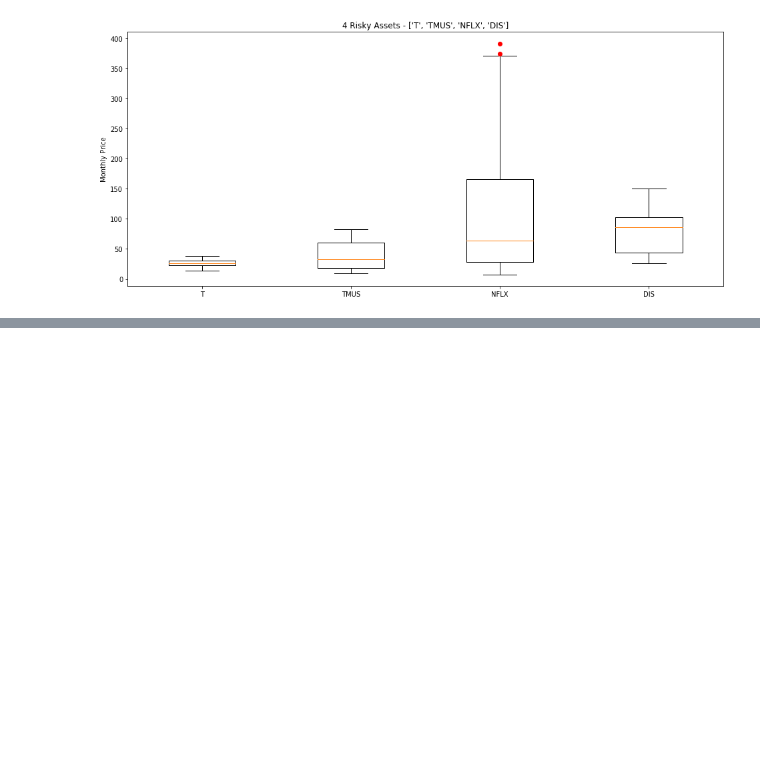
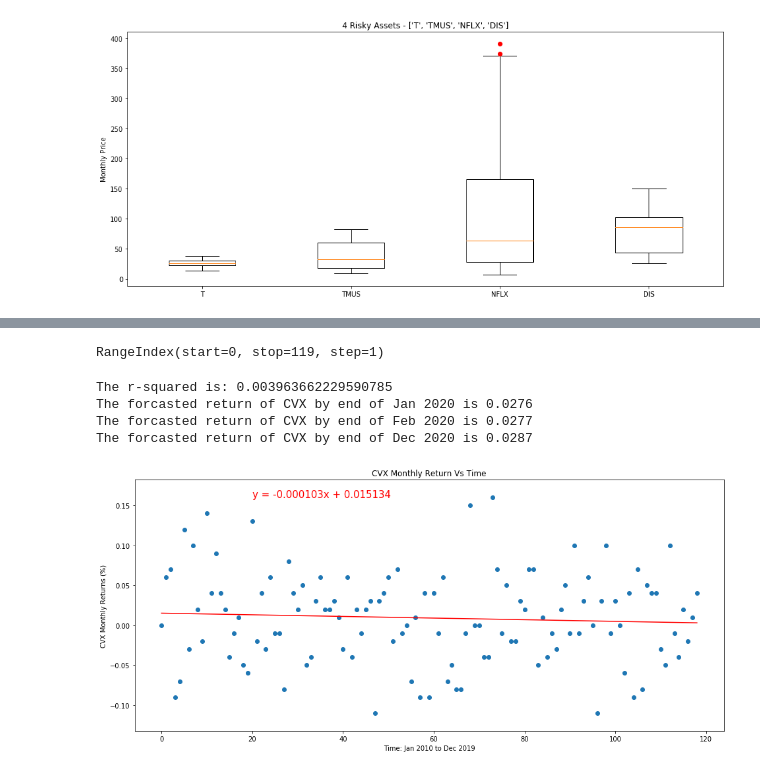
Before and after one commit to claybeaver/Group9_Project1, a Jupyter notebook: Final_notebook.ipynb, the cells around one changed output, grey strips where cells are left out. Saved outputs shown, nothing was run; the diff lists cells and outputs as text; code cells hidden in the pictures; blank space fills up the shorter version.

```diff
--- a/Final_notebook.ipynb
+++ b/Final_notebook.ipynb
@@ -1570,0 +1900,11 @@ plt.show()
+# %%
+# Create a function for f_regression
+def f_regression(x_values,y_values,i,j):
+    (slope, intercept, rvalue, pvalue, stderr) = linregress(x_values, y_values)
+    regress_values = x_values * slope + intercept
+    line_eq = "y = " + str(round(slope,6)) + "x + " + str(round(intercept,6))
+    a= plt.scatter(x_values,y_values)
+    b= plt.plot(x_values,regress_values,"r-")
+    c= print(f"The r-squared is: {rvalue**2}")
+    d= plt.annotate(line_eq, (i,j),fontsize=15,color="red")
+    return (a,b,c,d)
@@ -1570,0 +1927,5 @@ plt.show()
+# %%
+# Make a copy of the Returns df
+ReturnsReg_df = returns_df.copy()
+ReturnsReg_df = ReturnsReg_df.reset_index()
+ReturnsReg_df.head()
@@ -1570,0 +1956,24 @@ plt.show()
+# %%
+ReturnsReg_df.index
+# %% [output]
+RangeIndex(start=0, stop=119, step=1)
+# %%
+f_regression(ReturnsReg_df.index, ReturnsReg_df["CVX"],20,0.16)
+plt.xlabel("Time: Jan 2010 to Dec 2019")
+plt.ylabel("CVX Monthly Returns (%)")
+plt.title("CVX Monthly Return Vs Time")
+# print(f"The r-squared is: {rvalue**2}")
+plt.savefig("Images/CVXRet_ScatterPlot.png")
+plt.show
+CVXRet_Jan2020 = round((0.000103*121) + 0.015134,4)
+CVXRet_Feb2020 = round((0.000103*122) + 0.015134,4)
+CVXRet_Dec2020 = round((0.000103*132) + 0.015134,4)
+print(f"The forcasted return of CVX by end of Jan 2020 is {CVXRet_Jan2020}")
+print(f"The forcasted return of CVX by end of Feb 2020 is {CVXRet_Feb2020}")
+print(f"The forcasted return of CVX by end of Dec 2020 is {CVXRet_Dec2020}")
+# %% [output]
+The r-squared is: 0.003963662229590785
+The forcasted return of CVX by end of Jan 2020 is 0.0276
+The forcasted return of CVX by end of Feb 2020 is 0.0277
+The forcasted return of CVX by end of Dec 2020 is 0.0287
+[figure, added]
```
Also changed, not shown: parts of 56 cells of this notebook, 19 other files.
